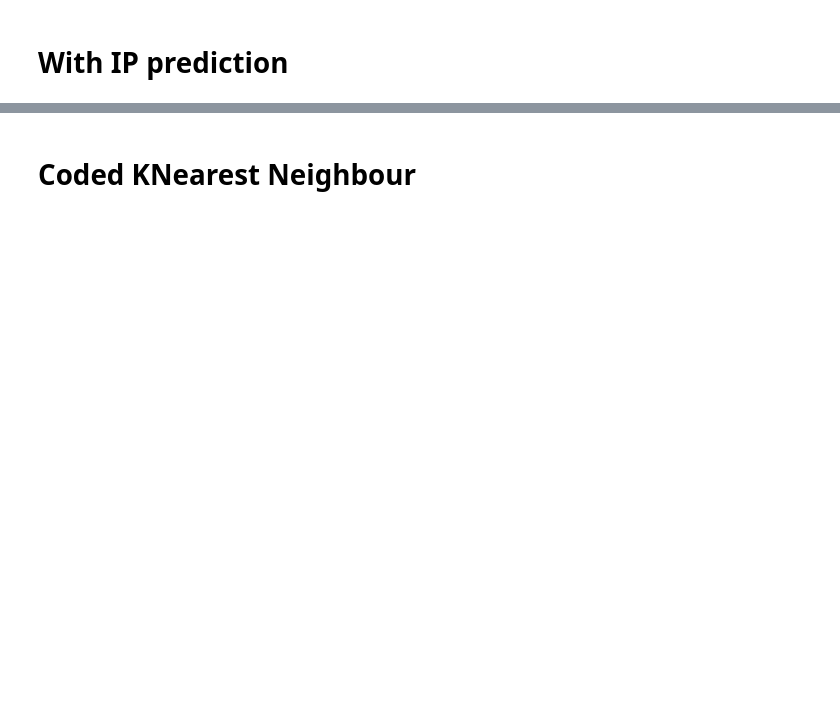
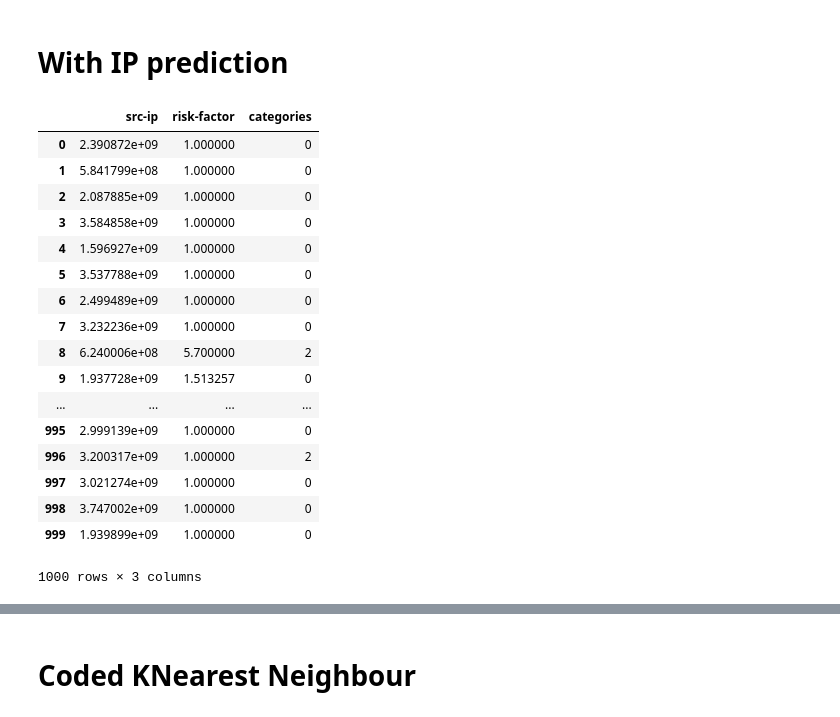
Before and after one commit to shradhaN/Major-Project, a Jupyter notebook: ExampleSets/kNearestNeighbour.ipynb, the cells around one changed output, grey strips where cells are left out. Saved outputs shown, nothing was run; the diff lists cells and outputs as text; code cells hidden in the pictures; blank space fills up the shorter version.

```diff
--- a/ExampleSets/kNearestNeighbour.ipynb
+++ b/ExampleSets/kNearestNeighbour.ipynb
@@ -42,3 +44,24 @@ df.dropna(inplace = True)
+# %%
+df
+# %% [output]
+|  | src-ip | risk-factor | categories |
+| 0 | 2.390872e+09 | 1.000000 | 0 |
+| 1 | 5.841799e+08 | 1.000000 | 0 |
+| 2 | 2.087885e+09 | 1.000000 | 0 |
+| 3 | 3.584858e+09 | 1.000000 | 0 |
+| 4 | 1.596927e+09 | 1.000000 | 0 |
+| 5 | 3.537788e+09 | 1.000000 | 0 |
+| 6 | 2.499489e+09 | 1.000000 | 0 |
+| 7 | 3.232236e+09 | 1.000000 | 0 |
+| 8 | 6.240006e+08 | 5.700000 | 2 |
+| 9 | 1.937728e+09 | 1.513257 | 0 |
+| ... | ... | ... | ... |
+| 995 | 2.999139e+09 | 1.000000 | 0 |
+| 996 | 3.200317e+09 | 1.000000 | 2 |
+| 997 | 3.021274e+09 | 1.000000 | 0 |
+| 998 | 3.747002e+09 | 1.000000 | 0 |
+| 999 | 1.939899e+09 | 1.000000 | 0 |
+1000 rows × 3 columns
 # %%
 scaler = MinMaxScaler()
 df[['src-ip']] = scaler.fit_transform(df[['src-ip']])
```
Also changed, not shown: parts of 12 cells of this notebook, 4 other files.
